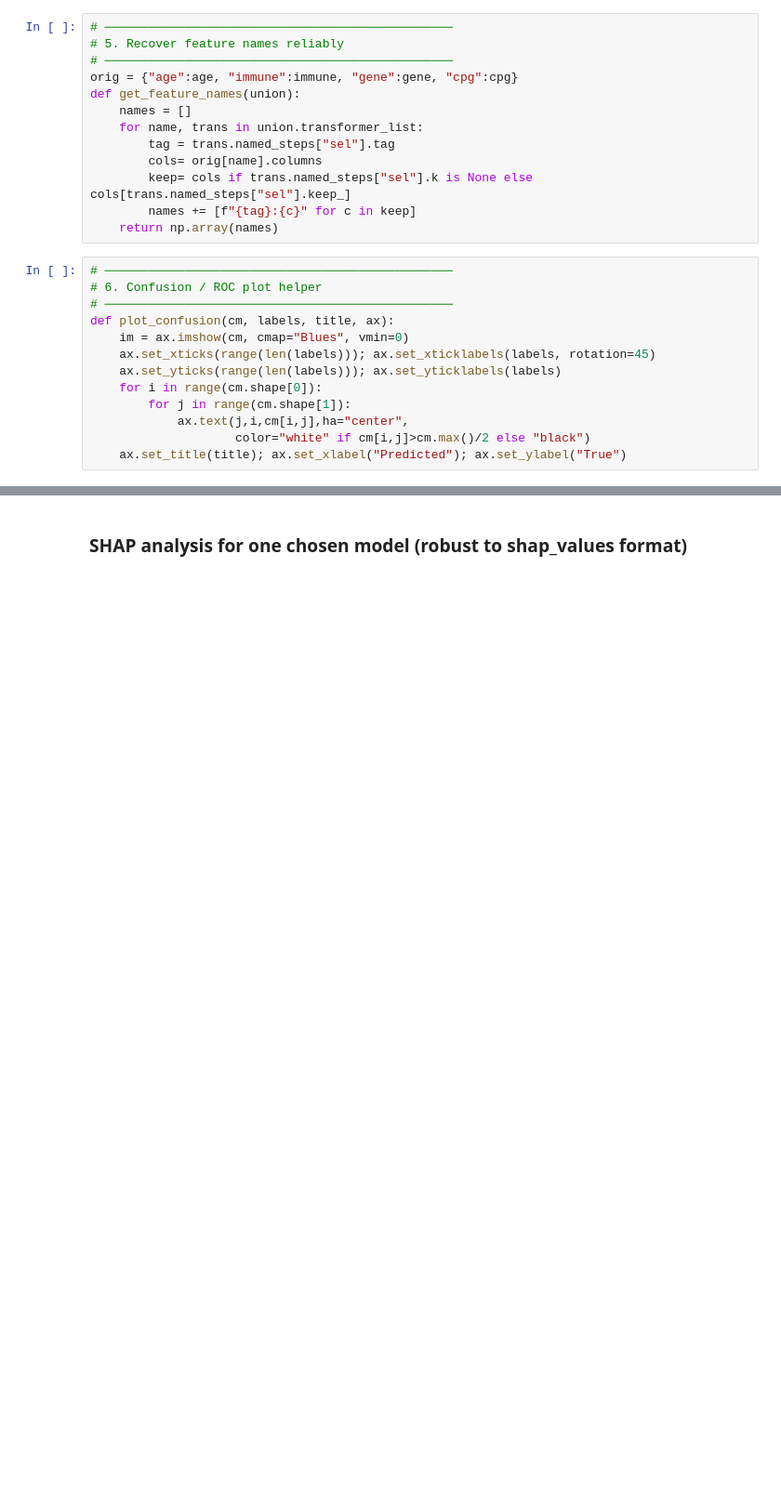
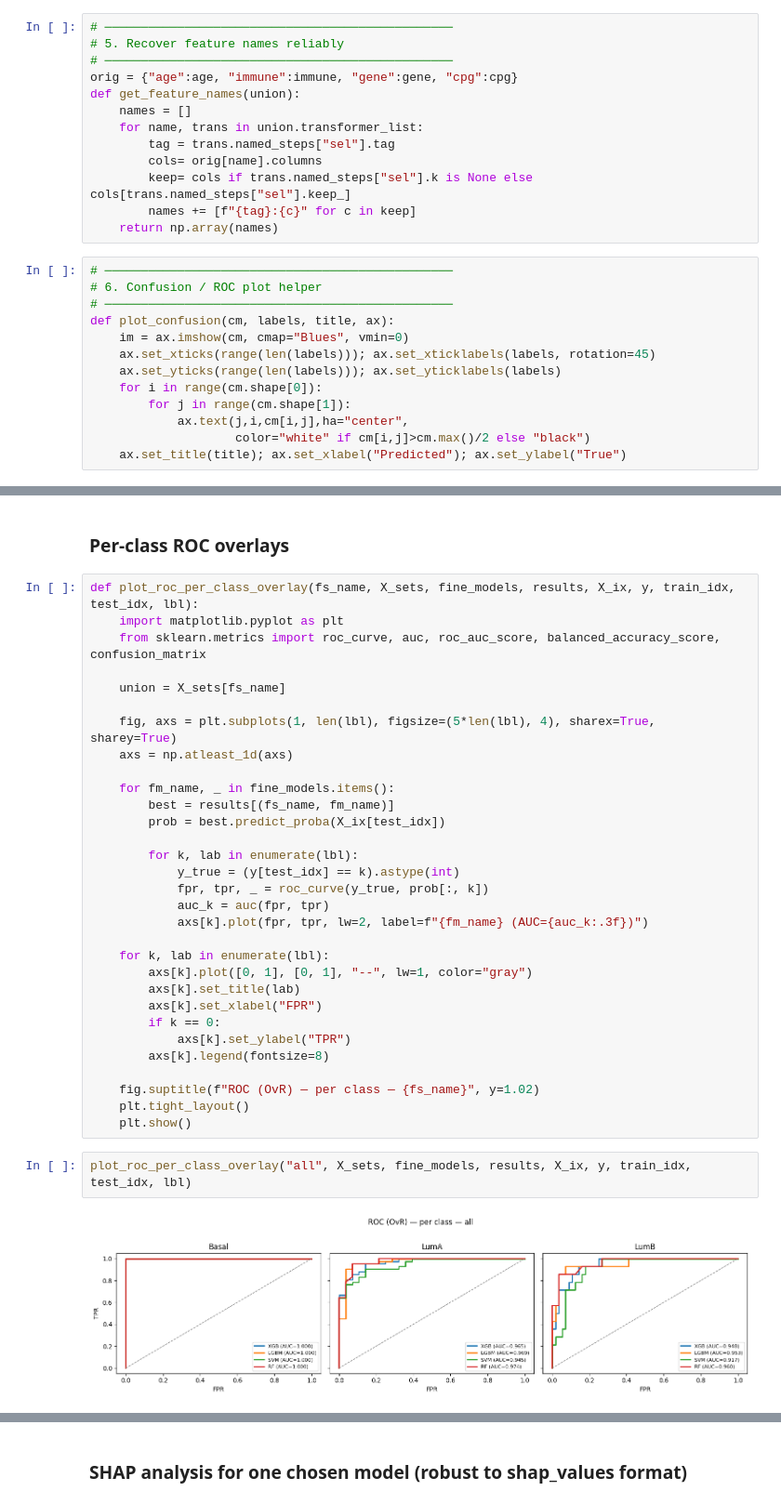
Before and after one commit to a-nadeem9/brca-epigenetic-age-acceleration-immune-multiomics-classifier, a Jupyter notebook: notebooks/05_multiclass_classification.ipynb, the cells around one changed output, grey strips where cells are left out. Shown at 93% size. Cells and saved outputs as stored; diff of their text form; blank space fills up the shorter version.

```diff
--- a/notebooks/05_multiclass_classification.ipynb
+++ b/notebooks/05_multiclass_classification.ipynb
@@ -391,3 +391,40 @@ You can set `force_col_wise=true` to remove the overhead.
 [figure]
 [figure]
 ... (30 outputs left out)
+# %% [markdown]
+### Per‑class ROC overlays
+# %%
+def plot_roc_per_class_overlay(fs_name, X_sets, fine_models, results, X_ix, y, train_idx, test_idx, lbl):
+    import matplotlib.pyplot as plt
+    from sklearn.metrics import roc_curve, auc, roc_auc_score, balanced_accuracy_score, confusion_matrix
+
+    union = X_sets[fs_name]
+
+    fig, axs = plt.subplots(1, len(lbl), figsize=(5*len(lbl), 4), sharex=True, sharey=True)
+    axs = np.atleast_1d(axs)
+
+    for fm_name, _ in fine_models.items():
+        best = results[(fs_name, fm_name)]
+        prob = best.predict_proba(X_ix[test_idx])
+
+        for k, lab in enumerate(lbl):
+            y_true = (y[test_idx] == k).astype(int)
+            fpr, tpr, _ = roc_curve(y_true, prob[:, k])
+            auc_k = auc(fpr, tpr)
+            axs[k].plot(fpr, tpr, lw=2, label=f"{fm_name} (AUC={auc_k:.3f})")
+
+    for k, lab in enumerate(lbl):
+        axs[k].plot([0, 1], [0, 1], "--", lw=1, color="gray")
+        axs[k].set_title(lab)
+        axs[k].set_xlabel("FPR")
+        if k == 0:
+            axs[k].set_ylabel("TPR")
+        axs[k].legend(fontsize=8)
+
+    fig.suptitle(f"ROC (OvR) — per class — {fs_name}", y=1.02)
+    plt.tight_layout()
+    plt.show()
+# %%
+plot_roc_per_class_overlay("all", X_sets, fine_models, results, X_ix, y, train_idx, test_idx, lbl)
+# %% [output]
+[figure, added]
```
Also changed, not shown: parts of 20 cells of this notebook, 4 other files.
